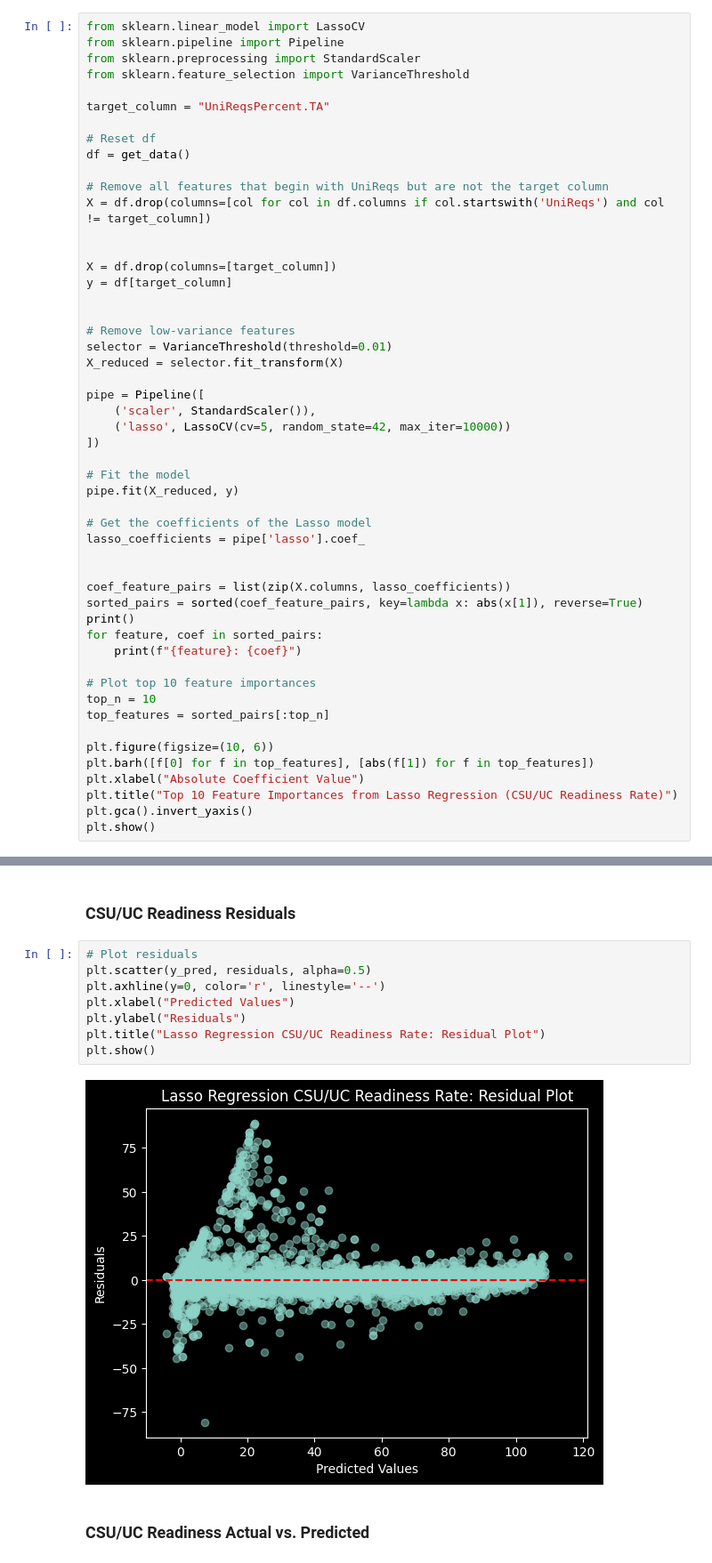
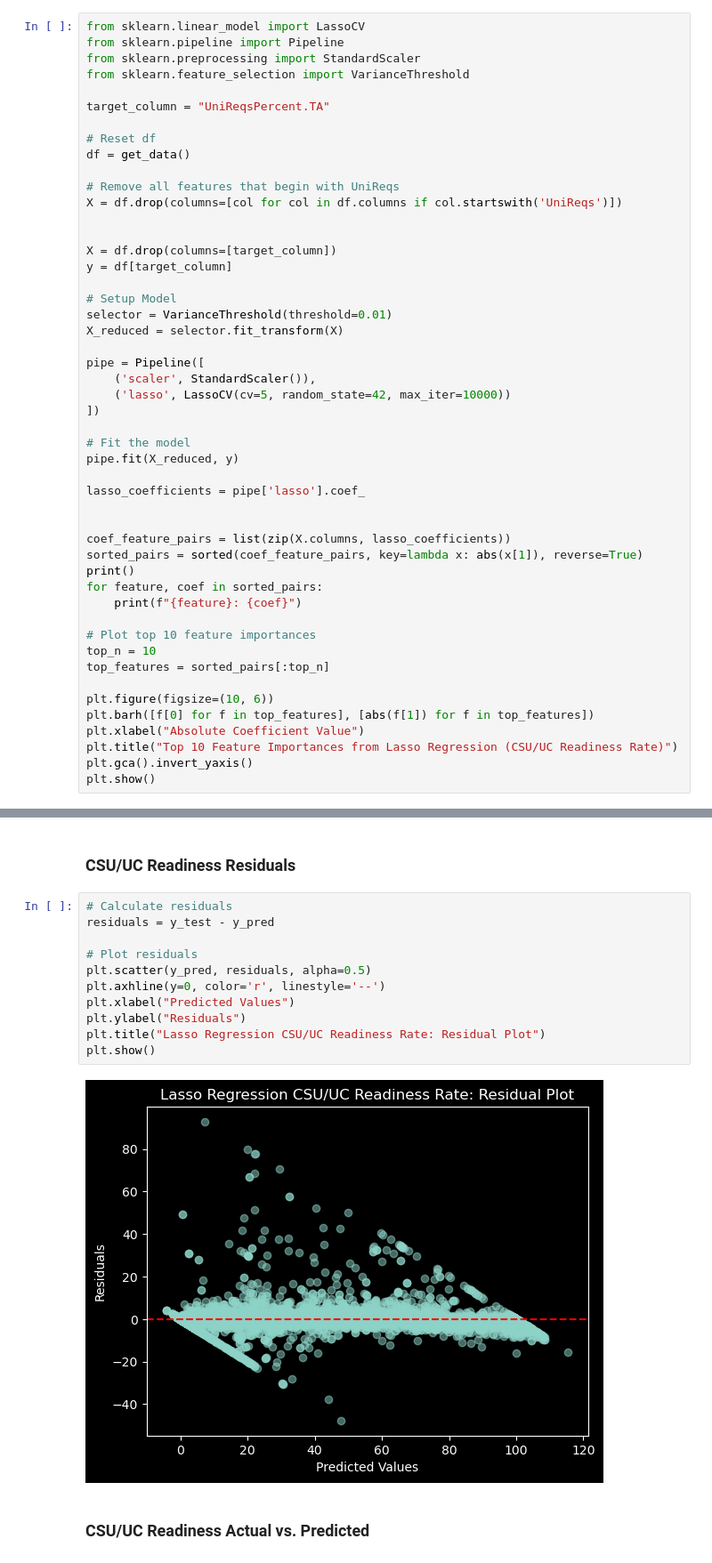
Before and after one commit to PENTASHIFT/DS-Capstone-Project, a Jupyter notebook: modeling/ACGRWide.ipynb, the cells around one changed output, grey strips where cells are left out. Shown at 89% size. Saved outputs shown, nothing was run; the diff lists cells and outputs as text.

```diff
--- a/modeling/ACGRWide.ipynb
+++ b/modeling/ACGRWide.ipynb
@@ -211,15 +196,14 @@ target_column = "UniReqsPercent.TA"
 # Reset df
 df = get_data()
 
-# Remove all features that begin with UniReqs but are not the target column
-X = df.drop(columns=[col for col in df.columns if col.startswith('UniReqs') and col != target_column])
+# Remove all features that begin with UniReqs
+X = df.drop(columns=[col for col in df.columns if col.startswith('UniReqs')])
 
 
 X = df.drop(columns=[target_column])
 y = df[target_column]
 
-
-# Remove low-variance features
+# Setup Model
 selector = VarianceThreshold(threshold=0.01)
 X_reduced = selector.fit_transform(X)
 
@@ -231,7 +215,6 @@ pipe = Pipeline([
 # Fit the model
 pipe.fit(X_reduced, y)
 
-# Get the coefficients of the Lasso model
 lasso_coefficients = pipe['lasso'].coef_
 
 
@@ -298,15 +283,18 @@ print(f"Best alpha value: {pipe['lasso'].alpha_}")
 # %% [markdown]
 ### CSU/UC Readiness Residuals
 # %%
+# Calculate residuals
+residuals = y_test - y_pred
+
 # Plot residuals
 plt.scatter(y_pred, residuals, alpha=0.5)
 plt.axhline(y=0, color='r', linestyle='--')
 plt.xlabel("Predicted Values")
 plt.ylabel("Residuals")
 plt.title("Lasso Regression CSU/UC Readiness Rate: Residual Plot")
 plt.show()
 # %% [output]
-[figure, old version]
+[figure, new version]
 # %% [markdown]
 ### CSU/UC Readiness Actual vs. Predicted
 # %%
```
Also changed, not shown: parts of 16 cells of this notebook, 1 other file.
